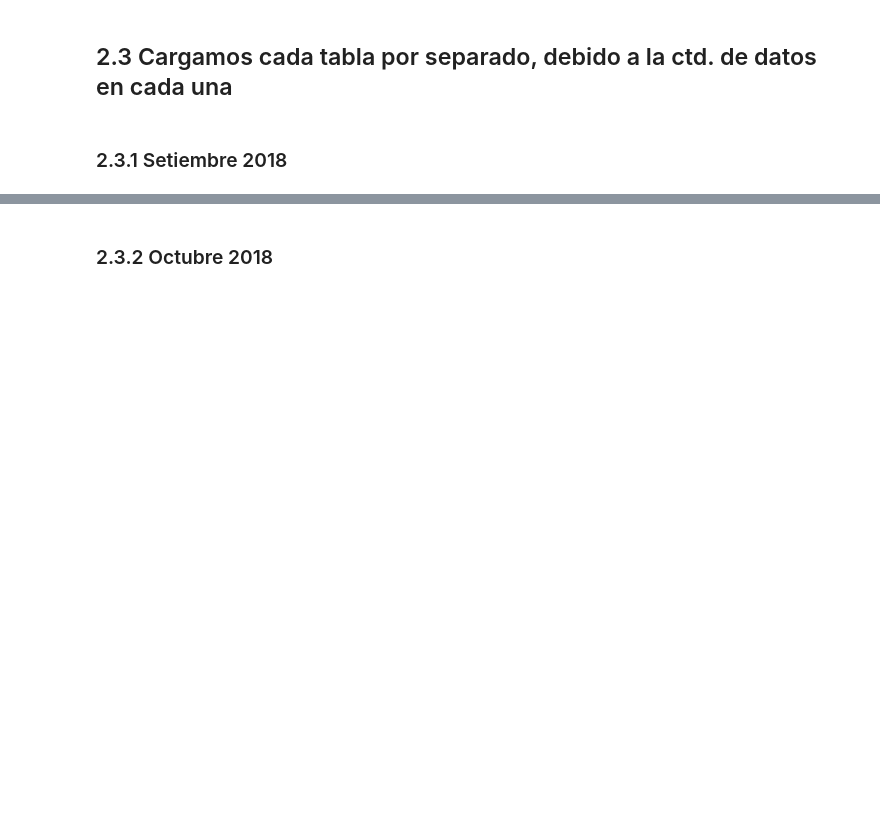
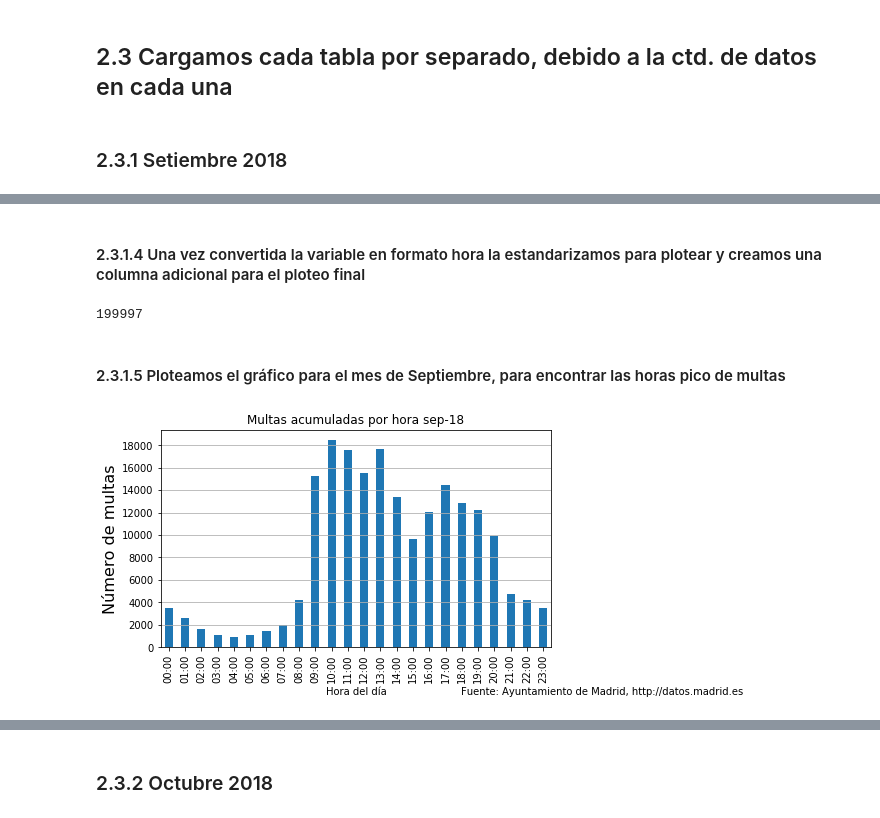
Before and after one commit to edisonsalinas/Proyecto_python, a Jupyter notebook: Trabajo_Final.ipynb, the cells around one changed output, grey strips where cells are left out. Saved outputs shown, nothing was run; the diff lists cells and outputs as text; code cells hidden in the pictures; blank space fills up the shorter version.

```diff
--- a/Trabajo_Final.ipynb
+++ b/Trabajo_Final.ipynb
@@ -135,0 +152,5 @@ set18
+# %%
+# Convertimos los string a formato fecha-hora
+
+set18['HORA']=pd.to_datetime(set18['HORA'],format='%H:%M')
+set18.head()
@@ -135,0 +164,29 @@ set18
+# %% [markdown]
+#### 2.3.1.4 Una vez convertida la variable en formato hora la estandarizamos para plotear y creamos una columna adicional para el ploteo final
+# %%
+# Solo utilizaremos las horas descartando los minutos y crearemos una columna para ingresarla al ploteo más adelante
+
+for n in range(0,set18.shape[0]):
+    set18.set_value(n,'hora_entera',set18.loc[n,'HORA'].strftime('%H')+':00');
+# %%
+# Hallamos el total de multas del mes
+
+len(set18)
+# %% [output]
+199997
+# %% [markdown]
+#### 2.3.1.5 Ploteamos el gráfico para el mes de Septiembre, para encontrar las horas pico de multas
+# %%
+set18_hist=set18['hora_entera'].value_counts().sort_index(axis=0)
+fig = plt.figure(1, (7,4))
+ax = fig.add_subplot(1,1,1)
+ax=set18_hist.plot.bar()
+ax.locator_params(axis='y',nbins=10)
+ax.set_xlabel('Hora del día')
+ax.set_ylabel('Número de multas',size=16)
+ax.grid(axis='y')
+ax.set_title('Multas acumuladas por hora sep-18')
+fig.suptitle('Fuente: Ayuntamiento de Madrid, http://datos.madrid.es',size=10,x=1,y=-0.01)
+fig.savefig('multas_hora_sep18',bbox_inches = 'tight')
+# %% [output]
+[figure, added]
```
Also changed, not shown: parts of 26 cells of this notebook.
